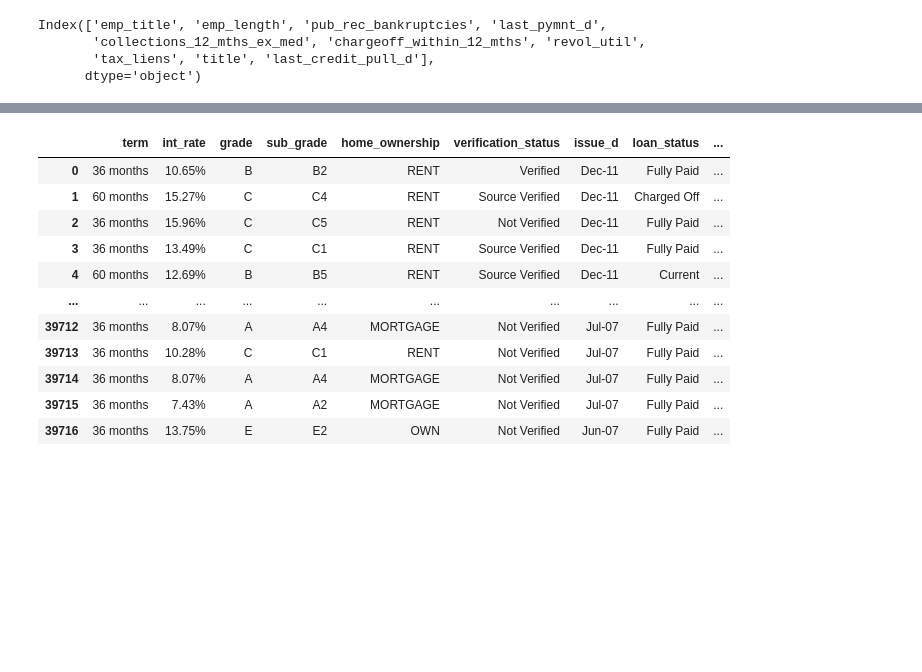
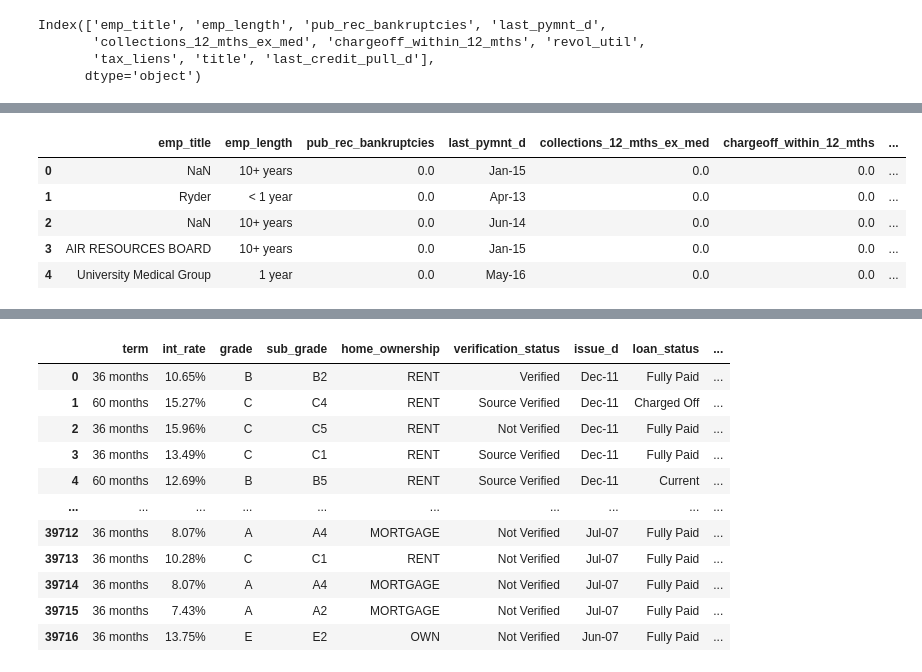
Before and after one commit to hargurjeet/Lending-Club-CaseStudy, a Jupyter notebook: Lending_Club_Case_Study.ipynb, the cells around one changed output, grey strips where cells are left out. Cells and saved outputs as stored; diff of their text form; code cells hidden in the pictures; blank space fills up the shorter version.

```diff
--- a/Lending_Club_Case_Study.ipynb
+++ b/Lending_Club_Case_Study.ipynb
@@ -180,0 +179,9 @@ df4.shape
+# %%
+df[low_missing_values_col].head()
+# %% [output]
+|  | emp_title | emp_length | pub_rec_bankruptcies | last_pymnt_d | collections_12_mths_ex_med | chargeoff_within_12_mths | ... |
+| 0 | NaN | 10+ years | 0.0 | Jan-15 | 0.0 | 0.0 | ... |
+| 1 | Ryder | < 1 year | 0.0 | Apr-13 | 0.0 | 0.0 | ... |
+| 2 | NaN | 10+ years | 0.0 | Jun-14 | 0.0 | 0.0 | ... |
+| 3 | AIR RESOURCES BOARD | 10+ years | 0.0 | Jan-15 | 0.0 | 0.0 | ... |
+| 4 | University Medical Group | 1 year | 0.0 | May-16 | 0.0 | 0.0 | ... |
```
Also changed, not shown: parts of 21 cells of this notebook.
